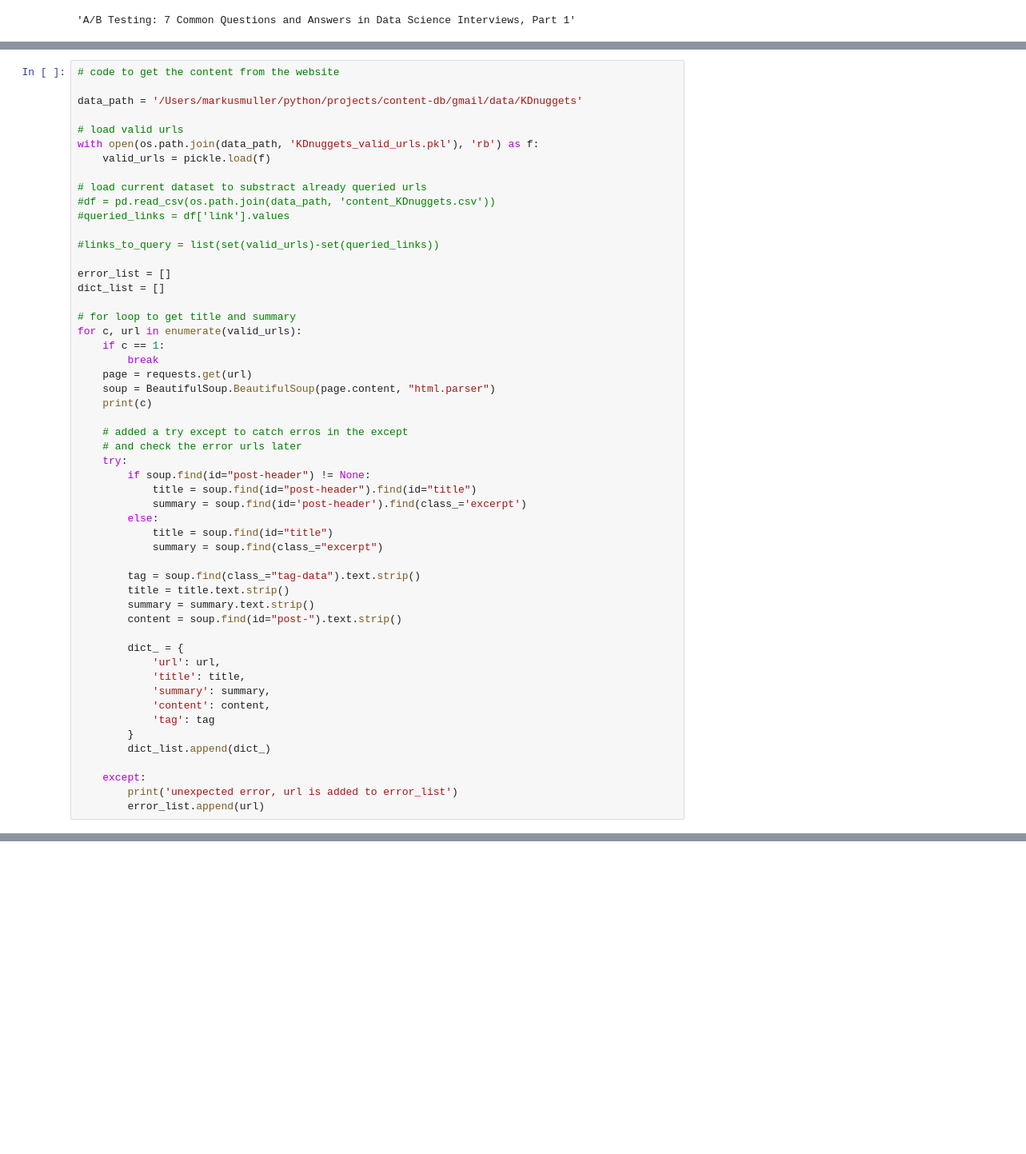
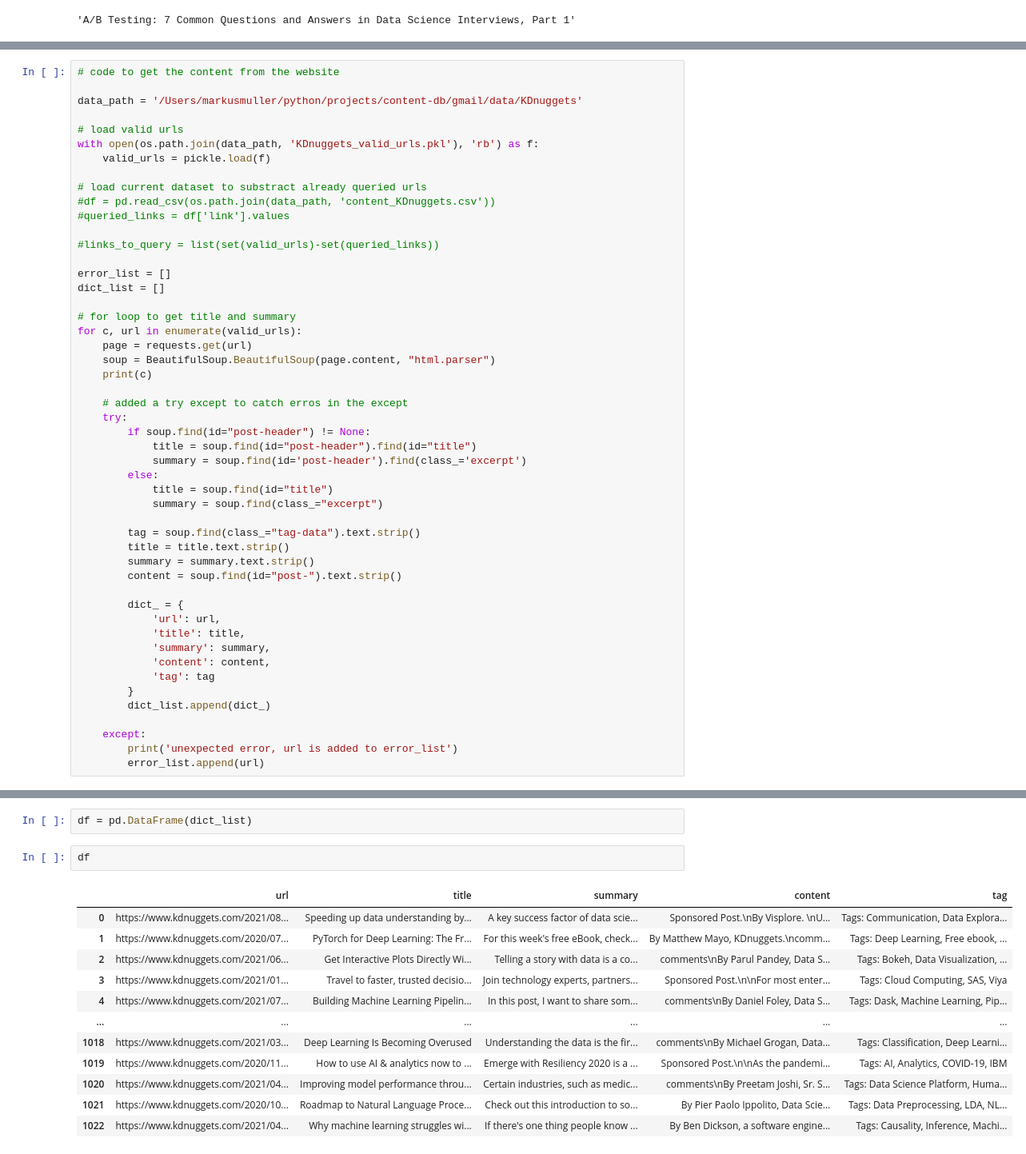
Before and after one commit to MarkusMueller-DS/Content-DB, a Jupyter notebook: notebooks/Gmail_API_Exploration.ipynb, the cells around one changed output, grey strips where cells are left out. Shown at 80% size. Cells and saved outputs as stored; diff of their text form; blank space fills up the shorter version.

Commit message:
clean data from KDnuggets

```diff
--- a/notebooks/Gmail_API_Exploration.ipynb
+++ b/notebooks/Gmail_API_Exploration.ipynb
@@ -929,14 +935,11 @@ dict_list = []
 
 # for loop to get title and summary
 for c, url in enumerate(valid_urls):
-    if c == 1:
-        break
     page = requests.get(url)
     soup = BeautifulSoup.BeautifulSoup(page.content, "html.parser")
     print(c)
 
     # added a try except to catch erros in the except
-    # and check the error urls later
     try:
         if soup.find(id="post-header") != None:
             title = soup.find(id="post-header").find(id="title")
@@ -971,0 +995,17 @@ error_list
+# %%
+df = pd.DataFrame(dict_list)
+# %%
+df
+# %% [output]
+|  | url | title | summary | content | tag |
+| 0 | https://www.kdnuggets.com/2021/08... | Speeding up data understanding by... | A key success factor of data scie... | Sponsored Post.\nBy Visplore. \nU... | Tags: Communication, Data Explora... |
+| 1 | https://www.kdnuggets.com/2020/07... | PyTorch for Deep Learning: The Fr... | For this week's free eBook, check... | By Matthew Mayo, KDnuggets.\ncomm... | Tags: Deep Learning, Free ebook, ... |
+| 2 | https://www.kdnuggets.com/2021/06... | Get Interactive Plots Directly Wi... | Telling a story with data is a co... | comments\nBy Parul Pandey, Data S... | Tags: Bokeh, Data Visualization, ... |
+| 3 | https://www.kdnuggets.com/2021/01... | Travel to faster, trusted decisio... | Join technology experts, partners... | Sponsored Post.\n\nFor most enter... | Tags: Cloud Computing, SAS, Viya |
+| 4 | https://www.kdnuggets.com/2021/07... | Building Machine Learning Pipelin... | In this post, I want to share som... | comments\nBy Daniel Foley, Data S... | Tags: Dask, Machine Learning, Pip... |
+| ... | ... | ... | ... | ... | ... |
+| 1018 | https://www.kdnuggets.com/2021/03... | Deep Learning Is Becoming Overused | Understanding the data is the fir... | comments\nBy Michael Grogan, Data... | Tags: Classification, Deep Learni... |
+| 1019 | https://www.kdnuggets.com/2020/11... | How to use AI & analytics now to ... | Emerge with Resiliency 2020 is a ... | Sponsored Post.\n\nAs the pandemi... | Tags: AI, Analytics, COVID-19, IBM |
+| 1020 | https://www.kdnuggets.com/2021/04... | Improving model performance throu... | Certain industries, such as medic... | comments\nBy Preetam Joshi, Sr. S... | Tags: Data Science Platform, Huma... |
+| 1021 | https://www.kdnuggets.com/2020/10... | Roadmap to Natural Language Proce... | Check out this introduction to so... | By Pier Paolo Ippolito, Data Scie... | Tags: Data Preprocessing, LDA, NL... |
+| 1022 | https://www.kdnuggets.com/2021/04... | Why machine learning struggles wi... | If there's one thing people know ... | By Ben Dickson, a software engine... | Tags: Causality, Inference, Machi... |
```
Also changed, not shown: parts of 23 cells of this notebook, 10 other files.
